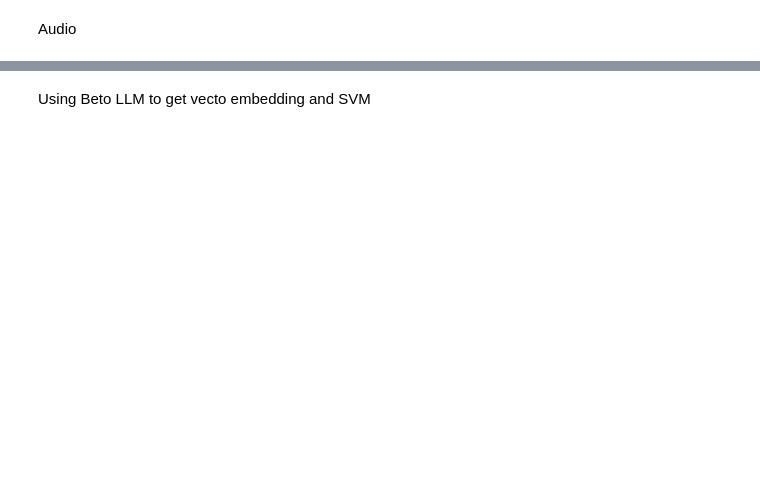
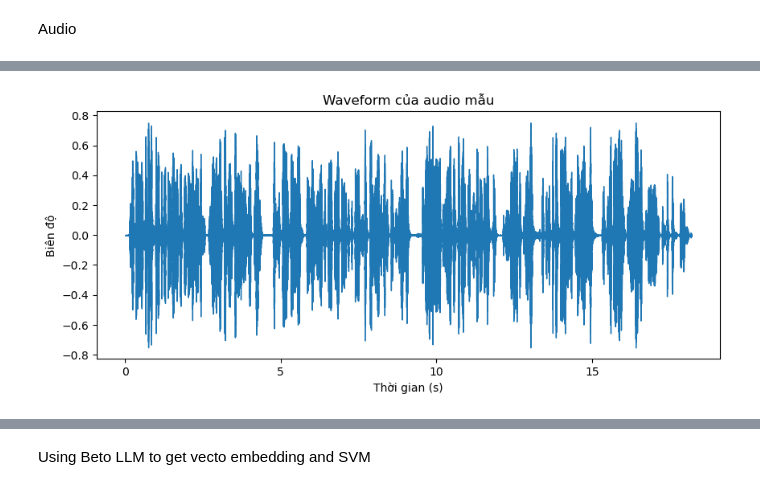
Before and after one commit to baominh5xx2/Multimodal-Speech-text-Satire-Recognition-in-Spanish, a Jupyter notebook: main.ipynb, the cells around one changed output, grey strips where cells are left out. Saved outputs shown, nothing was run; the diff lists cells and outputs as text; code cells hidden in the pictures; blank space fills up the shorter version.

```diff
--- a/main.ipynb
+++ b/main.ipynb
@@ -251,0 +243,16 @@ FileNotFoundError: [Errno 2] No such file or directory: '3889a67c-6b948c2a.mp3'
+# %%
+import librosa.display
+
+# Load một file audio
+sample_audio_path = train_df["path"].iloc[0]
+y, sr = librosa.load(sample_audio_path, sr=None)
+
+# Vẽ Waveform
+plt.figure(figsize=(10, 4))
+librosa.display.waveshow(y, sr=sr)
+plt.xlabel("Thời gian (s)")
+plt.ylabel("Biên độ")
+plt.title("Waveform của audio mẫu")
+plt.show()
+# %% [output]
+[figure, added]
```
Also changed, not shown: parts of 20 cells of this notebook.
